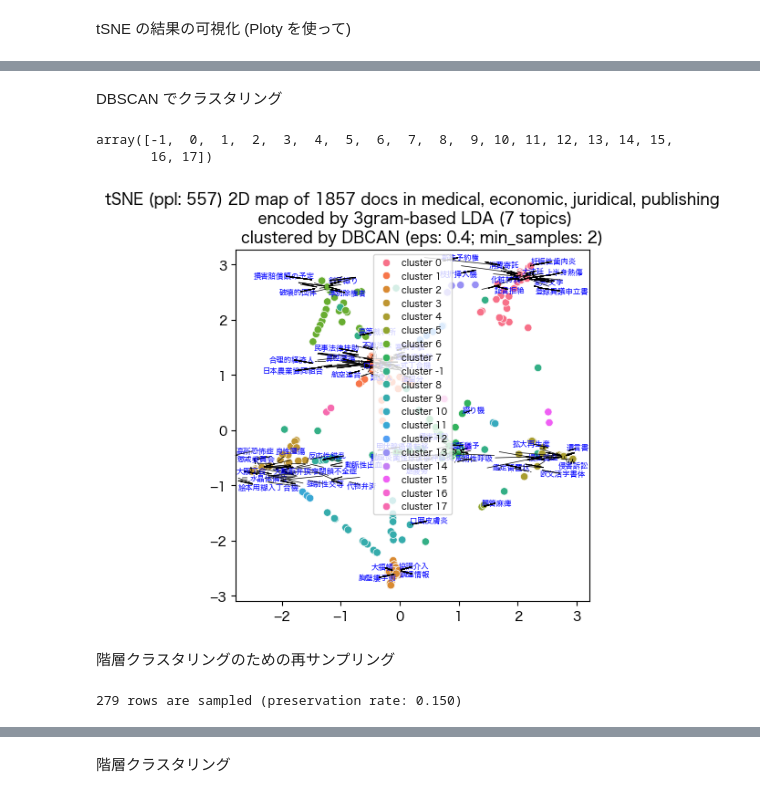
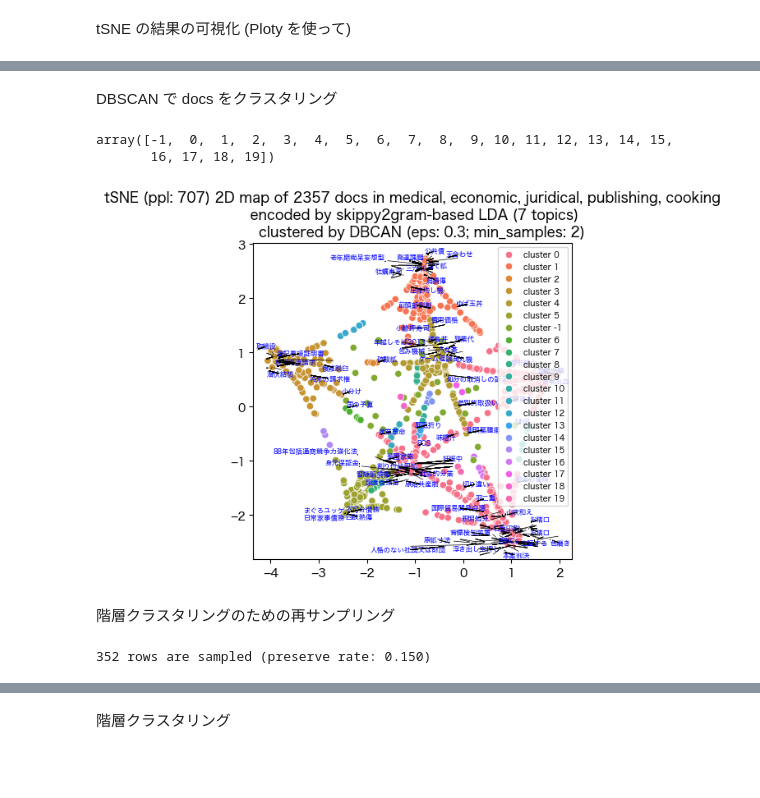
Before and after one commit to kow-k/LDA-mixed-terms, a Jupyter notebook: LDA-mixed-terms-standalone.ipynb, the cells around one changed output, grey strips where cells are left out. Saved outputs shown, nothing was run; the diff lists cells and outputs as text; code cells hidden in the pictures; blank space fills up the shorter version.

```diff
--- a/LDA-mixed-terms-standalone.ipynb
+++ b/LDA-mixed-terms-standalone.ipynb
@@ -922,7 +932,7 @@ sums up to: 1.1428571343421936 over 7 topics
 
 ## lda のtopic ごとに，関連度の高い term を表示
 import pandas as pd
-n_terms = 20 # topic ごとに表示する term 数の指定
+n_terms = 50 # topic ごとに表示する term 数の指定
 topic_dfs = [ ]
 for topic in range(n_topics):
     terms = [ ]
@@ -1295,13 +1299,18 @@ plot_df
 ## Plotlyを使って tSNE の結果の可視化 (3D)
 import plotly.graph_objects as go
 import numpy as np
+#
+domain_ids = set(plot_df['domain_id'])
+reverse_domain_ids = False
+if reverse_domain_list:
+    domain_ids = sorted(domain_list, reverse = True)
 fig = go.Figure()
-for domain_id in sorted(set(plot_df['domain_id']), reverse = True):
+for domain_id in domain_ids:
     # set marker size of the target domain
     if domain_id == [ k for k, v in domain_mapping.items() if v == target_domain ][0]:
         size_val = 6
     else:
-        size_val = 4
+        size_val = 3
     part = plot_df[ plot_df['domain_id'] == domain_id ]
     fig.add_trace(
         go.Scatter3d(
@@ -1328,6 +1337,9 @@ fig.show()
 ## tSNE の結果の可視化
 import matplotlib.pyplot as plt
 from adjustText import adjust_text
+
+## 日本語表示のための設定
+plt.rcParams["font.family"] = "Hiragino sans" # Windows/Linux の場合は別のフォントを指定
 
 ## 文字を表示する事例のサンプリング
 relative = True
@@ -1389,18 +1401,21 @@ for i in range(3):
 # %% [markdown]
-DBSCAN でクラスタリング
+DBSCAN で docs をクラスタリング
 # %%
 ## DBSCAN でクラスタリング
 from sklearn.cluster import DBSCAN
 
 ## eps は事例ごとに調節が必要
-eps_val = 0.4; min_samples_val = 2
+eps_val = 0.3; min_samples_val = 2
 D_clustered = DBSCAN(eps = eps_val, min_samples = min_samples_val).fit(doc_tSNE_3d)
+
 ## cluster id の取得
 cluster_ids = D_clustered.labels_
+
+## クラスターの数を確認: 多過ぎ，少な過ぎの場合は eps_val を調整する
 np.unique(cluster_ids)
 # %% [output]
 array([-1,  0,  1,  2,  3,  4,  5,  6,  7,  8,  9, 10, 11, 12, 13, 14, 15,
-       16, 17])
+       16, 17, 18, 19])
 # %%
 ## 必要に応じて Seaborn を道入
 #!pip install -U seaborn
@@ -1409,6 +1424,9 @@ array([-1,  0,  1,  2,  3,  4,  5,  6,  7,  8,  9, 10, 11, 12, 13, 14, 15,
 
 import seaborn as sns
 import matplotlib.pyplot as plt
+
+## 日本語表示のための設定
+plt.rcParams["font.family"] = "Hiragino sans" # Windows/Linux の場合は別のフォントを指定
 
 ## 凡例の文字の大きさを指定
 param_vals = {'legend.fontsize': 7, 'legend.handlelength': 2}
@@ -1417,39 +1435,38 @@ plt.rcParams.update(param_vals)
 ## 描画
 fig = plt.figure(figsize = (5, 5))
 d1, d2 = doc_tSNE_3d[:,0], doc_tSNE_3d[:,1]
-sns.scatterplot(x = d1, y = d2, hue = [ f"cluster {l}" for l in cluster_ids ])
+sns.scatterplot(x = d1, y = d2, hue = [ f"cluster {l}" for l in cluster_ids ]) # requires Searborn
 
 ## 文字を表示する事例のサンプリング
 relative = True
 if relative:
     lab_sampling_rate = 0.03 # サンプリング率の指定
     lab_sample_n = round(lab_sampling_rate * len(df))
 else:
     lab_sample_n = 30 # 絶対数の指定
 
 ## 事例名の生成
 texts = [ ]
 label_size = max_doc_length
 sampled_keys = [ x[:label_size] for x in random.sample(list(df[doc_type]), lab_sample_n) ]
 for x, y, s in zip(d1, d2, sampled_keys):
     texts.append(plt.text(x, y, s, size = 6, color = 'blue'))
     ## label に repel を追加: adjustText package の導入が必要
     adjust_text(texts,
             #force_points = 0.2,
             ## Comment out the following line if you get AttributionError
             force_text = (.1, .2), expand_points = (1, 1), expand_text = (1, 1),
             arrowprops = dict(arrowstyle = "-", color = 'black', lw = 0.5))
 
 ## 題名を指定
 plt.title(f"tSNE (ppl: {doc_perplexity_val}) 2D map of {len(df)} docs in {', '.join(selected_domains.keys())}\n encoded by {term_type}-based LDA ({n_topics} topics)\n\
     clustered by DBCAN (eps: {eps_val}; min_samples: {min_samples_val})")
 #
 plt.show()
-
 ## DBSCAN で局所化の効果は確認できる
 ## 局在の程度は character 1-gram, (skippy) 2-gram, (skippy) 3-gram のどれを使うかで違って来る．
 # %% [output]
-[figure, old version]
+[figure, new version]
 # %% [markdown]
 階層クラスタリングのための再サンプリング
 # %%
@@ -1461,9 +1478,9 @@ if df_size > 600:
 else:
     df_sampled = df_filtered
 ##
-print(f"{len(df_sampled)} rows are sampled (preservation rate: {len(df_sampled)/len(df_filtered):0.3f})")
+print(f"{len(df_sampled)} rows are sampled (preserve rate: {len(df_sampled)/len(df_filtered):0.3f})")
 # %% [output]
-279 rows are sampled (preservation rate: 0.150)
+352 rows are sampled (preserve rate: 0.150)
 # %%
 ## HCデータの保存
 if save_df_sampled:
```
Also changed, not shown: parts of 48 cells of this notebook.
